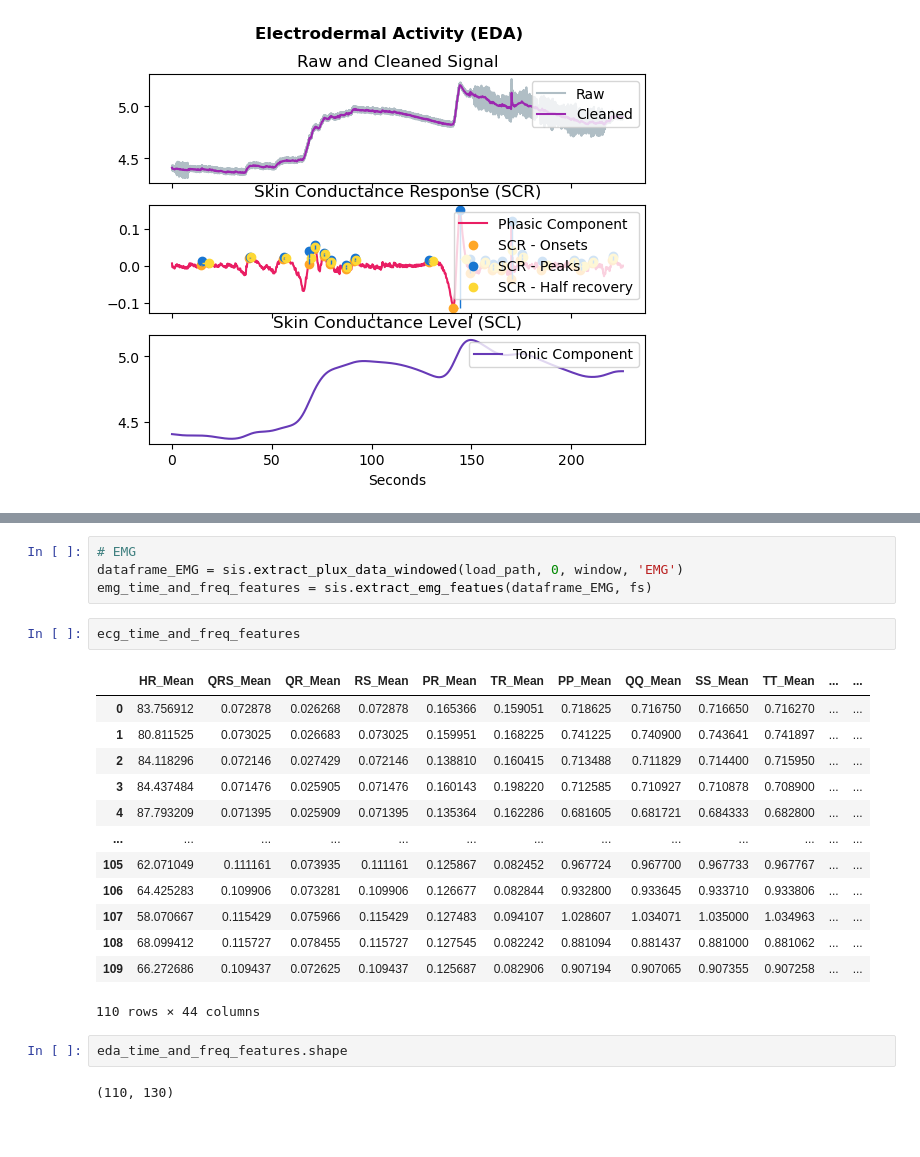
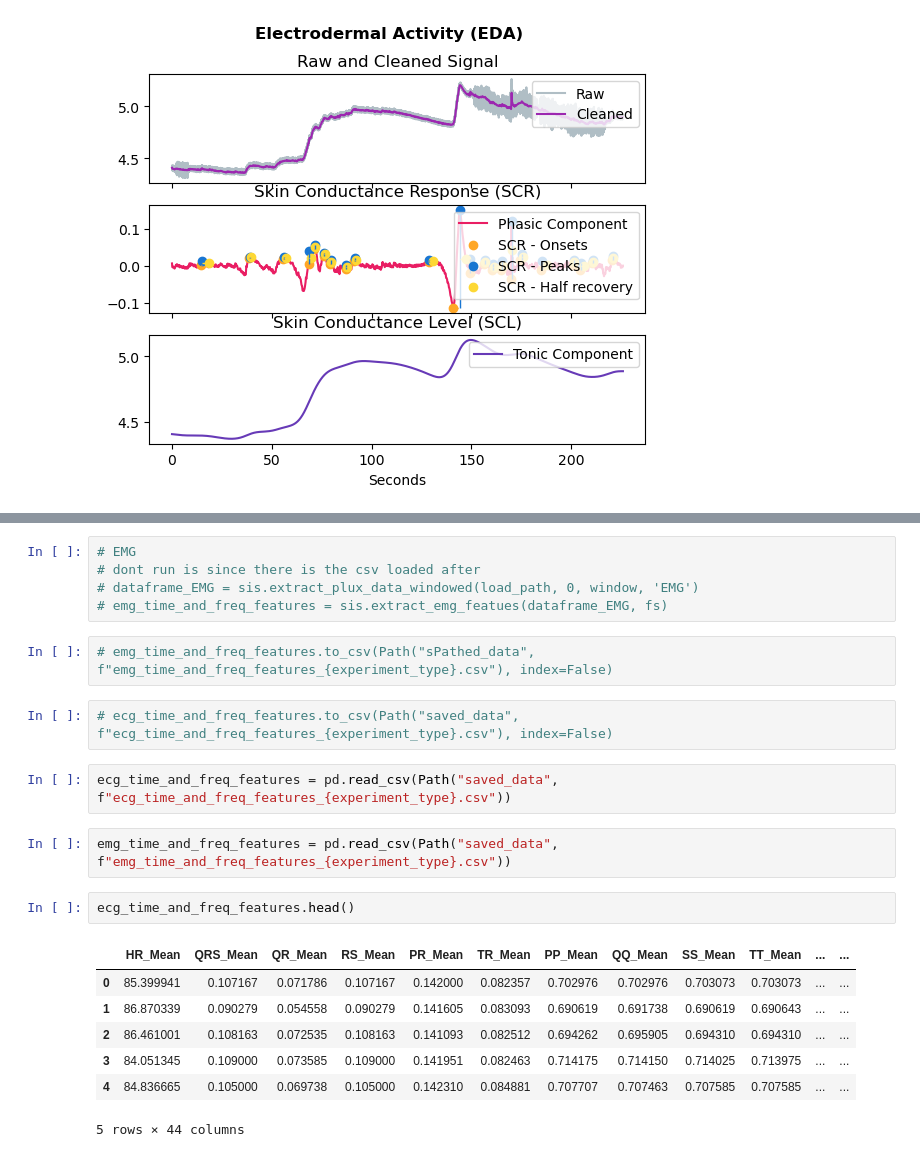
Before and after one commit to k0ruy/cobot-stress-testing, a Jupyter notebook: physio_jup.ipynb, the cells around one changed output, grey strips where cells are left out. Saved outputs shown, nothing was run; the diff lists cells and outputs as text; blank space fills up the shorter version.

Commit message:
saved csvs of cobot data

```diff
--- a/physio_jup.ipynb
+++ b/physio_jup.ipynb
@@ -74,25 +77,24 @@ eda_time_and_freq_features = sis.extract_eda_time_and_frequency_features(datafra
 # %%
 # EMG
-dataframe_EMG = sis.extract_plux_data_windowed(load_path, 0, window, 'EMG')
-emg_time_and_freq_features = sis.extract_emg_featues(dataframe_EMG, fs)
+# dont run is since there is the csv loaded after
+# dataframe_EMG = sis.extract_plux_data_windowed(load_path, 0, window, 'EMG')
+# emg_time_and_freq_features = sis.extract_emg_featues(dataframe_EMG, fs)
+# %%
+# emg_time_and_freq_features.to_csv(Path("sPathed_data", f"emg_time_and_freq_features_{experiment_type}.csv"), index=False)
+# %%
+# ecg_time_and_freq_features.to_csv(Path("saved_data", f"ecg_time_and_freq_features_{experiment_type}.csv"), index=False)
+# %%
+ecg_time_and_freq_features = pd.read_csv(Path("saved_data", f"ecg_time_and_freq_features_{experiment_type}.csv"))
+# %%
+emg_time_and_freq_features = pd.read_csv(Path("saved_data", f"emg_time_and_freq_features_{experiment_type}.csv"))
 # %%
-ecg_time_and_freq_features
+ecg_time_and_freq_features.head()
 # %% [output]
 |  | HR_Mean | QRS_Mean | QR_Mean | RS_Mean | PR_Mean | TR_Mean | PP_Mean | QQ_Mean | SS_Mean | TT_Mean | ... | ... |
-| 0 | 83.756912 | 0.072878 | 0.026268 | 0.072878 | 0.165366 | 0.159051 | 0.718625 | 0.716750 | 0.716650 | 0.716270 | ... | ... |
-| 1 | 80.811525 | 0.073025 | 0.026683 | 0.073025 | 0.159951 | 0.168225 | 0.741225 | 0.740900 | 0.743641 | 0.741897 | ... | ... |
-| 2 | 84.118296 | 0.072146 | 0.027429 | 0.072146 | 0.138810 | 0.160415 | 0.713488 | 0.711829 | 0.714400 | 0.715950 | ... | ... |
-| 3 | 84.437484 | 0.071476 | 0.025905 | 0.071476 | 0.160143 | 0.198220 | 0.712585 | 0.710927 | 0.710878 | 0.708900 | ... | ... |
-| 4 | 87.793209 | 0.071395 | 0.025909 | 0.071395 | 0.135364 | 0.162286 | 0.681605 | 0.681721 | 0.684333 | 0.682800 | ... | ... |
-| ... | ... | ... | ... | ... | ... | ... | ... | ... | ... | ... | ... | ... |
-| 105 | 62.071049 | 0.111161 | 0.073935 | 0.111161 | 0.125867 | 0.082452 | 0.967724 | 0.967700 | 0.967733 | 0.967767 | ... | ... |
-| 106 | 64.425283 | 0.109906 | 0.073281 | 0.109906 | 0.126677 | 0.082844 | 0.932800 | 0.933645 | 0.933710 | 0.933806 | ... | ... |
-| 107 | 58.070667 | 0.115429 | 0.075966 | 0.115429 | 0.127483 | 0.094107 | 1.028607 | 1.034071 | 1.035000 | 1.034963 | ... | ... |
-| 108 | 68.099412 | 0.115727 | 0.078455 | 0.115727 | 0.127545 | 0.082242 | 0.881094 | 0.881437 | 0.881000 | 0.881062 | ... | ... |
-| 109 | 66.272686 | 0.109437 | 0.072625 | 0.109437 | 0.125687 | 0.082906 | 0.907194 | 0.907065 | 0.907355 | 0.907258 | ... | ... |
+| 0 | 85.399941 | 0.107167 | 0.071786 | 0.107167 | 0.142000 | 0.082357 | 0.702976 | 0.702976 | 0.703073 | 0.703073 | ... | ... |
+| 1 | 86.870339 | 0.090279 | 0.054558 | 0.090279 | 0.141605 | 0.083093 | 0.690619 | 0.691738 | 0.690619 | 0.690643 | ... | ... |
+| 2 | 86.461001 | 0.108163 | 0.072535 | 0.108163 | 0.141093 | 0.082512 | 0.694262 | 0.695905 | 0.694310 | 0.694310 | ... | ... |
+| 3 | 84.051345 | 0.109000 | 0.073585 | 0.109000 | 0.141951 | 0.082463 | 0.714175 | 0.714150 | 0.714025 | 0.713975 | ... | ... |
+| 4 | 84.836665 | 0.105000 | 0.069738 | 0.105000 | 0.142310 | 0.084881 | 0.707707 | 0.707463 | 0.707585 | 0.707585 | ... | ... |
-110 rows × 44 columns
+5 rows × 44 columns
-# %%
-eda_time_and_freq_features.shape
-# %% [output]
-(110, 130)
 # %%
```
Also changed, not shown: parts of 7 cells of this notebook, 4 other files.
